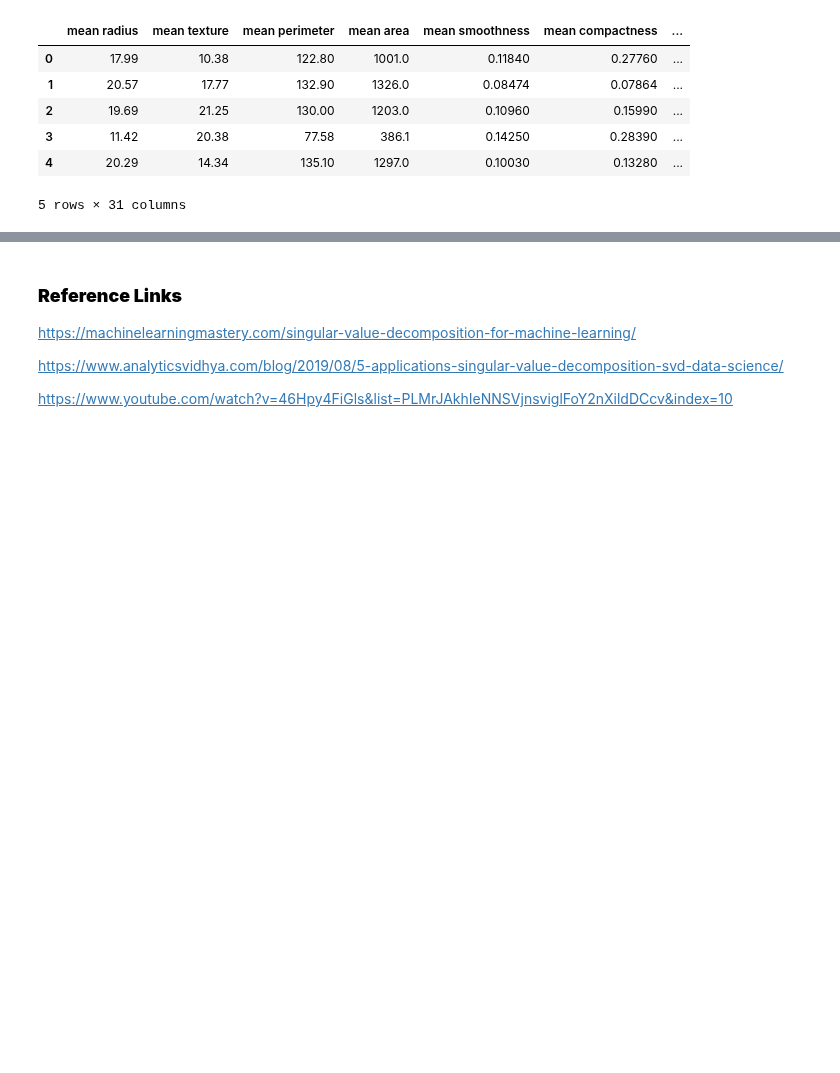
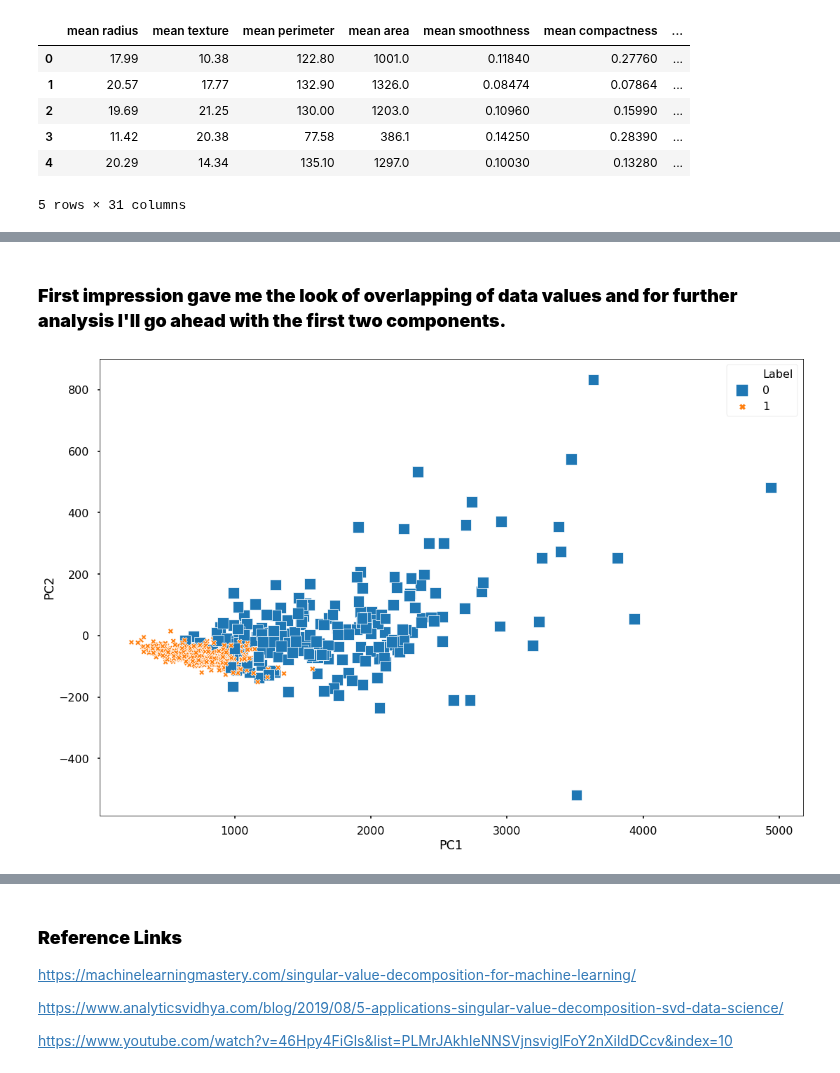
Before and after one commit to raj-shr-git/AAIC_Practice, a Jupyter notebook: ASSIGNMENTS/SA1_Dimensionality_Reduction.ipynb, the cells around one changed output, grey strips where cells are left out. Saved outputs shown, nothing was run; the diff lists cells and outputs as text; code cells hidden in the pictures; blank space fills up the shorter version.

```diff
--- a/ASSIGNMENTS/SA1_Dimensionality_Reduction.ipynb
+++ b/ASSIGNMENTS/SA1_Dimensionality_Reduction.ipynb
@@ -449,0 +683,11 @@ cancer_df.head()
+# %% [markdown]
+### **First impression gave me the look of overlapping of data values and for further analysis I'll go ahead with the first two components.**
+# %%
+markers = {0: "s", 1: "X"}
+with plt.style.context('seaborn-poster'):
+    plt.figure(figsize=(18,12))
+    sns.scatterplot(data=cancer_transf,x='PC1',y='PC2',hue='Label',size=cancer_transf['Label']*1,
+                    style='Label',
+                    markers=markers)
+# %% [output]
+[figure, added]
```
Also changed, not shown: parts of 122 cells of this notebook.
